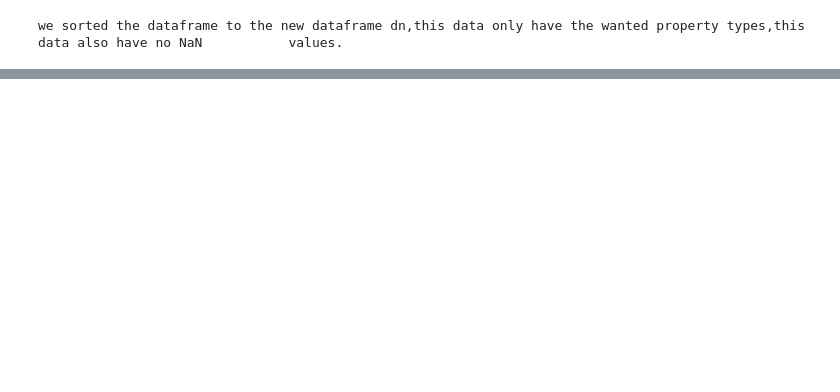
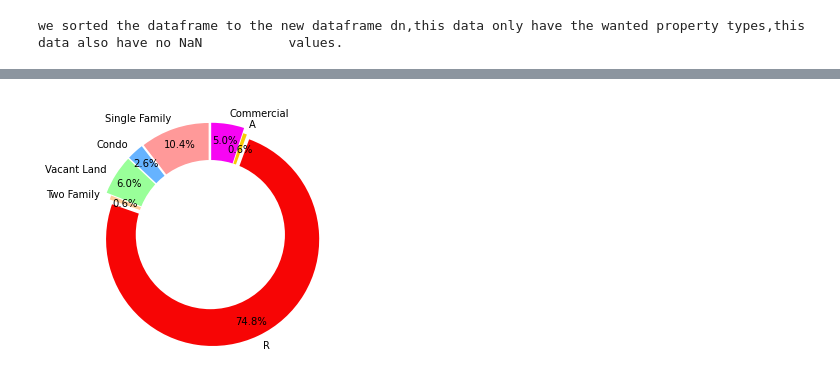
Before and after one commit to Nadav-Frozenfer/Data1, a Jupyter notebook: Maryland's total residential sales from 2002 to 2018.ipynb, the cells around one changed output, grey strips where cells are left out. Cells and saved outputs as stored; diff of their text form; code cells hidden in the pictures; blank space fills up the shorter version.

```diff
--- a/Maryland's total residential sales from 2002 to 2018.ipynb
+++ b/Maryland's total residential sales from 2002 to 2018.ipynb
@@ -147,0 +154,3 @@ plt.show()
+# %%
+dn = dn.reset_index()
+dn
@@ -147,0 +171,30 @@ plt.show()
+# %%
+Rv=(dn.Property_Type=='R').sum()
+Vv=(dn.Property_Type=='Vacant Land').sum()
+SFv=(dn.Property_Type=='Single Family').sum()
+TFv=(dn.Property_Type=='Two Family').sum()
+Cv=(dn.Property_Type=='Condo').sum()
+COv=(dn.Property_Type=='Commercial').sum()
+Av=(dn.Property_Type=='A').sum()
+
+TOTALv=388176
+# %%
+# Pie chart-for the diffrent property types
+labels = ['Single Family', 'Condo', 'Vacant Land','Two Family', 'R','A','Commercial']
+sizes = [SFv/TOTALv, Cv/TOTALv,Vv/TOTALv, TFv/TOTALv,Rv/TOTALv,Av/TOTALv,COv/TOTALv]
+
+colors = ['#ff9999','#66b3ff','#99ff99','#ffcc99','#f70505','#f7cb05','#f705f3']
+
+explode = (0.05,0.05,0.05,0.00,0.05,0.00,0.05)
+
+plt.pie(sizes, colors = colors, labels=labels, autopct='%1.1f%%', startangle=90, pctdistance=0.85, explode = explode)
+
+centre_circle = plt.Circle((0,0),0.70,fc='white')
+fig = plt.gcf()
+fig.gca().add_artist(centre_circle)
+
+
+plt.tight_layout()
+plt.show()
+# %% [output]
+[figure, added]
```
Also changed, not shown: parts of 30 cells of this notebook.
